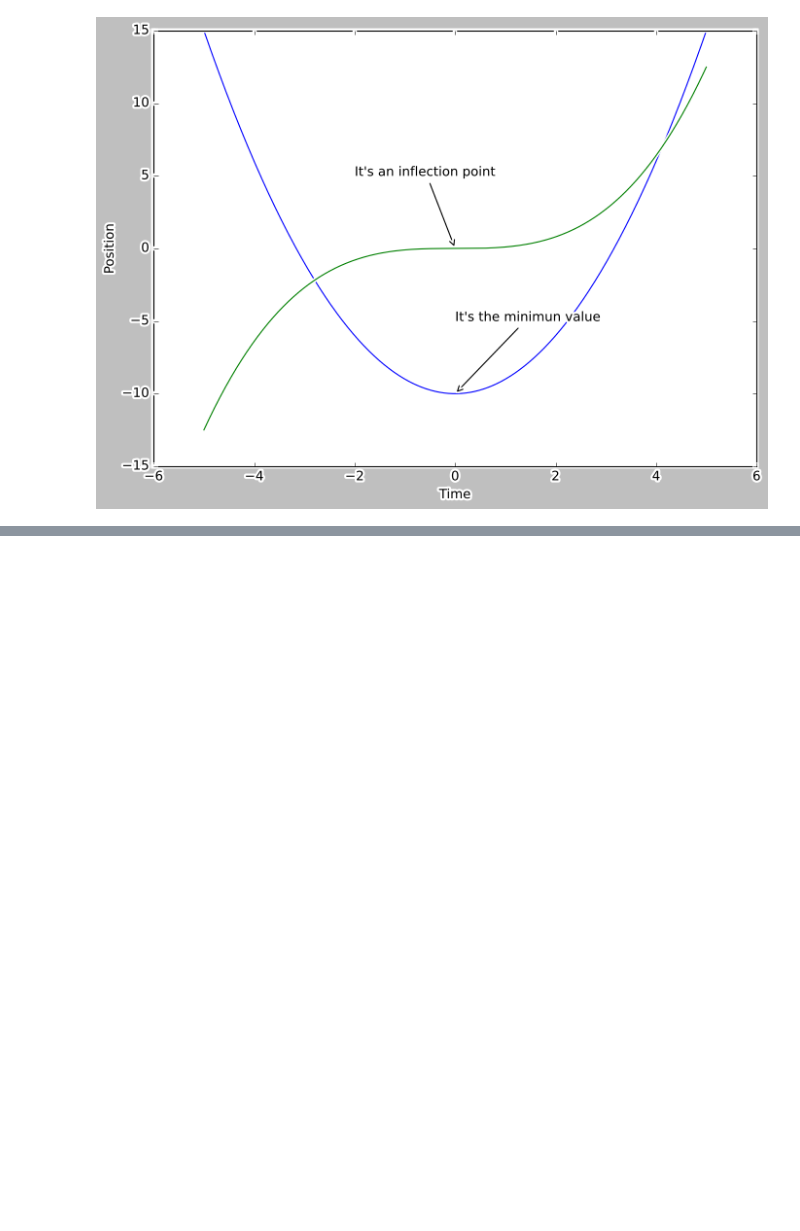
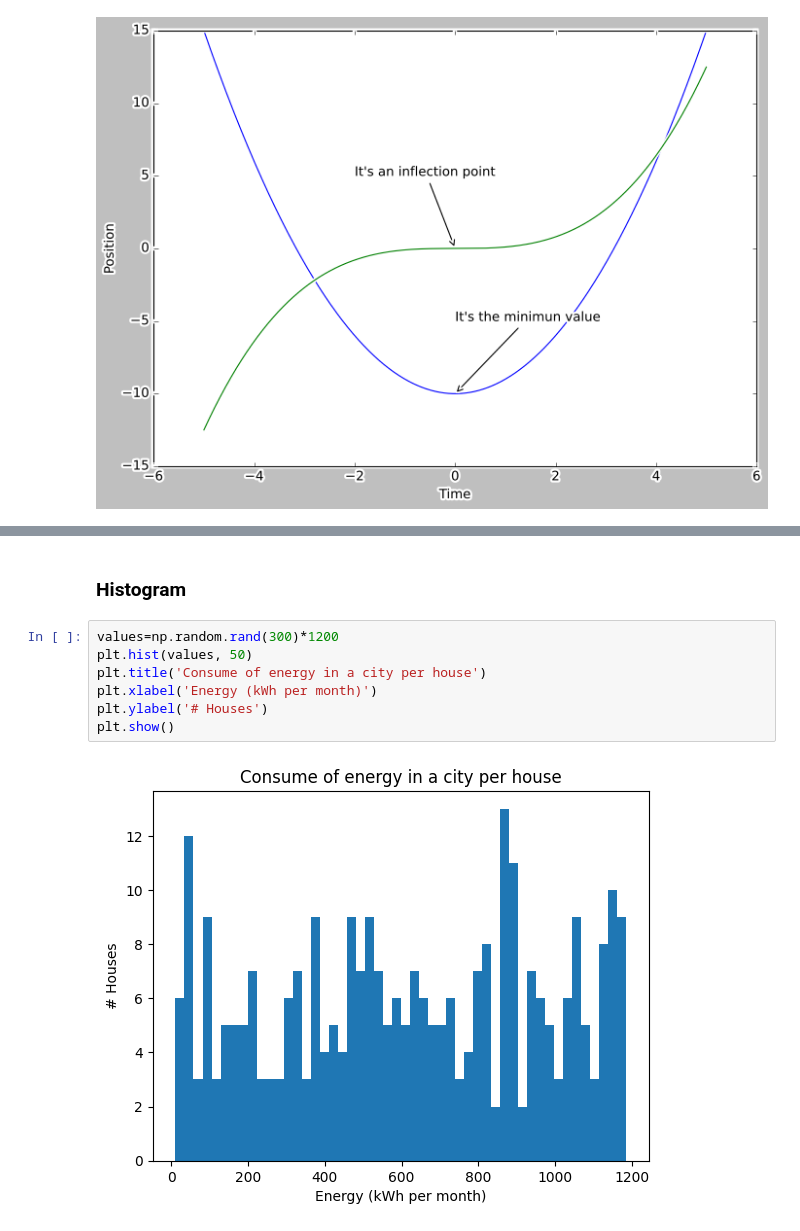
Before and after one commit to ajrianop/Python, a Jupyter notebook: 5_MatPlotLib.ipynb, the cells around one changed output, grey strips where cells are left out. Saved outputs shown, nothing was run; the diff lists cells and outputs as text; blank space fills up the shorter version.

```diff
--- a/5_MatPlotLib.ipynb
+++ b/5_MatPlotLib.ipynb
@@ -240,0 +287,11 @@ plt.show()
+# %% [markdown]
+### **Histogram**
+# %%
+values=np.random.rand(300)*1200
+plt.hist(values, 50)
+plt.title('Consume of energy in a city per house')
+plt.xlabel('Energy (kWh per month)')
+plt.ylabel('# Houses')
+plt.show()
+# %% [output]
+[figure, added]
```
Also changed, not shown: parts of 23 cells of this notebook.
